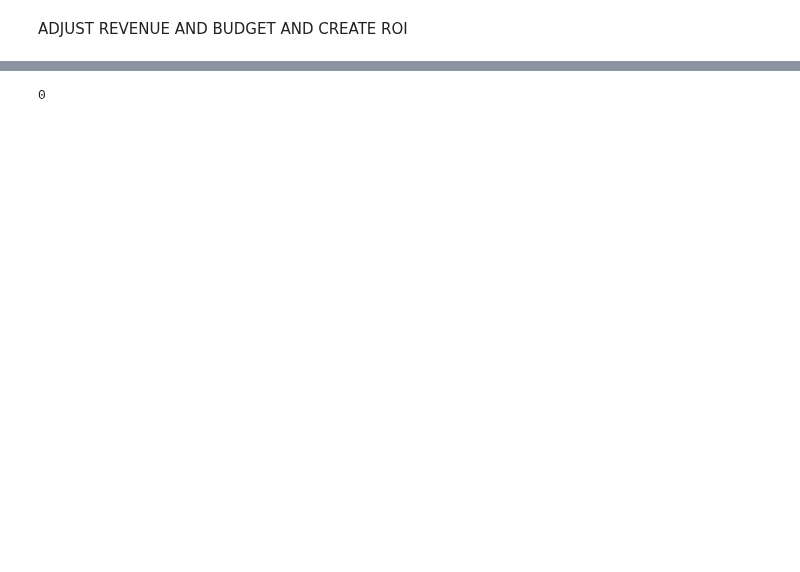
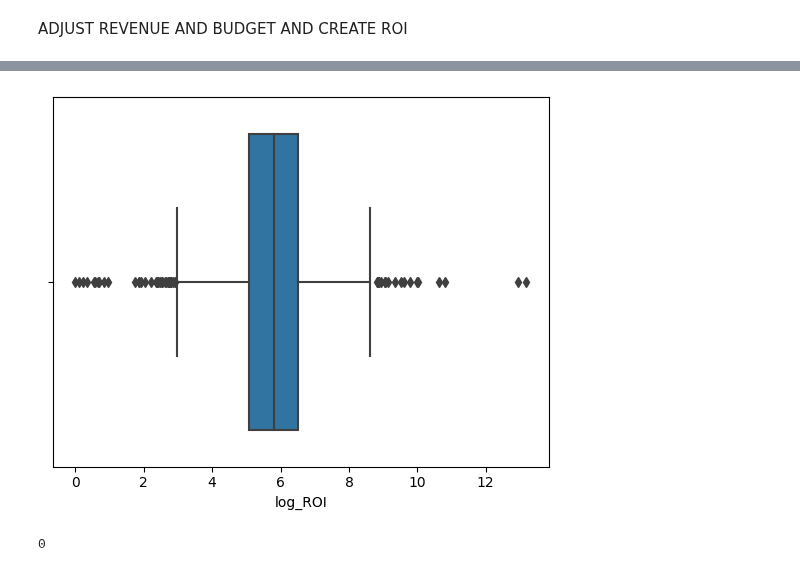
Before and after one commit to olgazju/ml_camp_2023, a Jupyter notebook: midterm project/eda.ipynb, the cells around one changed output, grey strips where cells are left out. Saved outputs shown, nothing was run; the diff lists cells and outputs as text; code cells hidden in the pictures; blank space fills up the shorter version.

```diff
--- a/midterm project/eda.ipynb
+++ b/midterm project/eda.ipynb
@@ -168,0 +229,26 @@ IndexError: index 0 is out of bounds for axis 0 with size 0
+# %%
+def categorize_roi(roi):
+    if roi < 0:
+        return 'Loss'
+    elif 0 <= roi <= roi_df['adjusted_ROI'][roi_df['adjusted_ROI'] > 0].quantile(0.25):
+        return 'Low Gain'
+    elif roi <= roi_df['adjusted_ROI'][roi_df['adjusted_ROI'] > 0].quantile(0.50):
+        return 'Below Average Gain'
+    elif roi <= roi_df['adjusted_ROI'][roi_df['adjusted_ROI'] > 0].quantile(0.75):
+        return 'Above Average Gain'
+    else:
+        return 'High Gain'
+
+# Apply the categorization function to the ROI column
+roi_df['ROI_category'] = roi_df['adjusted_ROI'].apply(categorize_roi)
+
+label_mapping = {
+    'Loss': 0,
+    'Low Gain': 1,
+    'Below Average Gain': 2,
+    'Above Average Gain': 3,
+    'High Gain': 4
+}
+roi_df['numerical_ROI_category'] = roi_df['ROI_category'].map(label_mapping)
+
+roi_df
@@ -169,3 +298,15 @@ IndexError: index 0 is out of bounds for axis 0 with size 0
+# %%
+import matplotlib.pyplot as plt
+import seaborn as sns
+import numpy as np
+
+roi_df['log_ROI'] = roi_df['adjusted_ROI'].apply(lambda x: np.log(x + abs(roi_df['adjusted_ROI'].min()) + 1))
+
+# Box Plot
+sns.boxplot(x=roi_df['log_ROI'])
+plt.show()
+# %% [output]
+[figure, added]
 # %%
 #value_counts = df["Production"].value_counts()
 #value_counts
```
Also changed, not shown: parts of 22 cells of this notebook, 1 other file.
